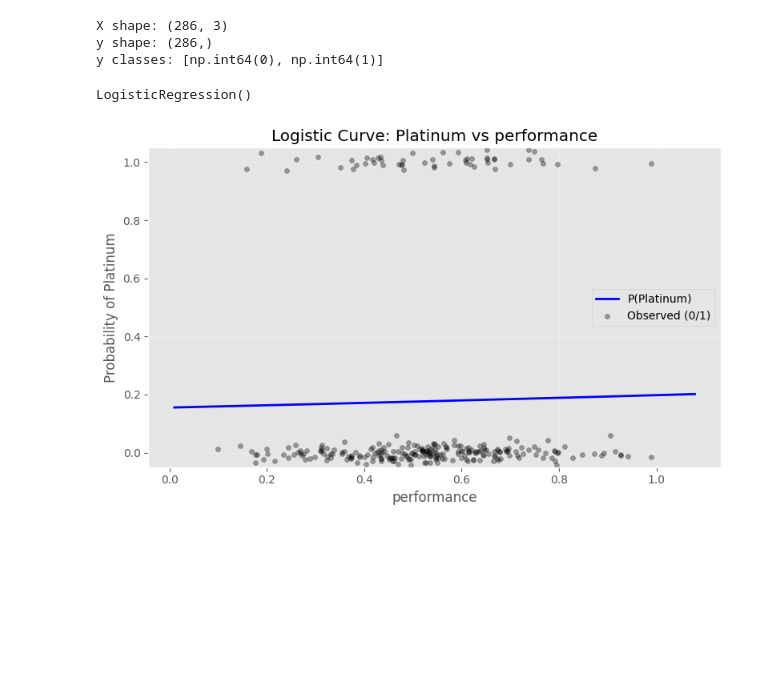
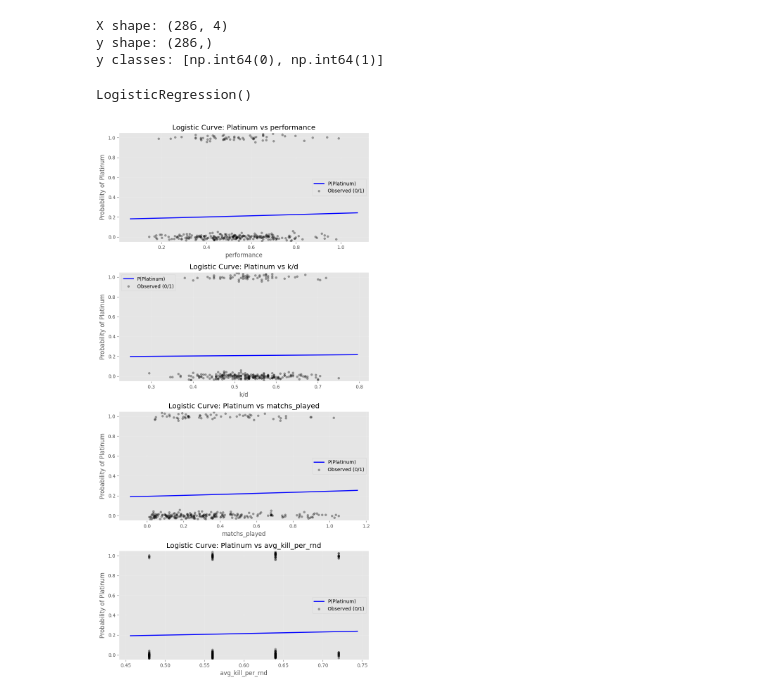
Before and after one commit to TempeHS/2026SE_MLOOPs_Gerrard.F, a Jupyter notebook: 2. Model_Development/2.3.Model_Training/2.3.3.Logistic_Regression.ipynb, the cells around one changed output. Saved outputs shown, nothing was run; the diff lists cells and outputs as text; code cells hidden in the pictures; blank space fills up the shorter version.

```diff
--- a/2. Model_Development/2.3.Model_Training/2.3.3.Logistic_Regression.ipynb
+++ b/2. Model_Development/2.3.Model_Training/2.3.3.Logistic_Regression.ipynb
@@ -22,7 +23,7 @@ players = pd.read_csv("2.3.1.training_data.csv")
 players = pd.read_csv("2.3.1.training_data.csv")
 
 # X: multiple input features (edit this list as needed)
-feature_cols = ["performance", "k/d", "matchs_played"]
+feature_cols = ["performance", "k/d", "matchs_played", "avg_kill_per_rnd"]
 
 # Keep only valid feature columns
 feature_cols = [c for c in feature_cols if c in players.columns]
@@ -47,7 +48,7 @@ print("y shape:", y.shape)
 print("y classes:", sorted(y.unique()))
 # ...existing code...
 # %% [output]
-X shape: (286, 3)
+X shape: (286, 4)
 y shape: (286,)
 y classes: [np.int64(0), np.int64(1)]
 # %%
@@ -57,43 +60,49 @@ val_regression.fit(X, y)
 # %% [output]
 LogisticRegression()
 # %%
-# ...existing code...
-# Plot: probability of Platinum vs first selected feature
-fx = feature_cols[0]
+# Plot: probability of Platinum vs each selected feature (others fixed at median)
 
-x_vals = X[fx].to_numpy()
-pad = (x_vals.max() - x_vals.min()) * 0.1 if x_vals.max() > x_vals.min() else 1.0
-x_grid = np.linspace(x_vals.min() - pad, x_vals.max() + pad, 400)
+# class index for Platinum=1
+if 1 not in val_regression.classes_:
+    raise ValueError("Class '1' (Platinum) not found in model classes.")
+pos_idx = list(val_regression.classes_).index(1)
 
-# Build grid with all model features; hold non-x features at median
-grid_df = pd.DataFrame(
-    {col: X[col].median() for col in feature_cols}, index=range(len(x_grid))
-)
-grid_df[fx] = x_grid
+n = len(feature_cols)
+fig, axes = plt.subplots(nrows=n, ncols=1, figsize=(8, 4 * n), squeeze=False)
 
-# Get probability for class 1 (Platinum)
-pos_idx = list(val_regression.classes_).index(1) if 1 in val_regression.classes_ else -1
-p_platinum = val_regression.predict_proba(grid_df)[:, pos_idx]
+for i, fx in enumerate(feature_cols):
+    ax = axes[i, 0]
 
-fig, ax = plt.subplots(figsize=(8, 5))
-ax.plot(x_grid, p_platinum, color="blue", linewidth=2, label="P(Platinum)")
-ax.scatter(
-    X[fx],
-    y + np.random.default_rng(42).normal(0, 0.02, size=len(y)),
-    s=18,
-    alpha=0.35,
-    color="black",
-    label="Observed (0/1)",
-)
+    x_vals = X[fx].to_numpy()
+    pad = (x_vals.max() - x_vals.min()) * 0.1 if x_vals.max() > x_vals.min() else 1.0
+    x_grid = np.linspace(x_vals.min() - pad, x_vals.max() + pad, 400)
 
-ax.set_title(f"Logistic Curve: Platinum vs {fx}")
-ax.set_xlabel(fx)
-ax.set_ylabel("Probability of Platinum")
-ax.set_ylim(-0.05, 1.05)
-ax.grid(True, alpha=0.3)
-ax.legend()
+    # Build full feature grid: vary fx, hold others at median
+    grid_df = pd.DataFrame(
+        {col: X[col].median() for col in feature_cols}, index=range(len(x_grid))
+    )
+    grid_df[fx] = x_grid
+
+    p_platinum = val_regression.predict_proba(grid_df)[:, pos_idx]
+
+    ax.plot(x_grid, p_platinum, color="blue", linewidth=2, label="P(Platinum)")
+    ax.scatter(
+        X[fx],
+        y + np.random.default_rng(42).normal(0, 0.02, size=len(y)),
+        s=18,
+        alpha=0.35,
+        color="black",
+        label="Observed (0/1)",
+    )
+
+    ax.set_title(f"Logistic Curve: Platinum vs {fx}")
+    ax.set_xlabel(fx)
+    ax.set_ylabel("Probability of Platinum")
+    ax.set_ylim(-0.05, 1.05)
+    ax.grid(True, alpha=0.3)
+    ax.legend()
+
 plt.tight_layout()
 plt.show()
-# ...existing code...
 # %% [output]
-[figure, old version]
+[figure, new version]
```
Also changed, not shown: parts of 5 cells of this notebook, 11 other files.
